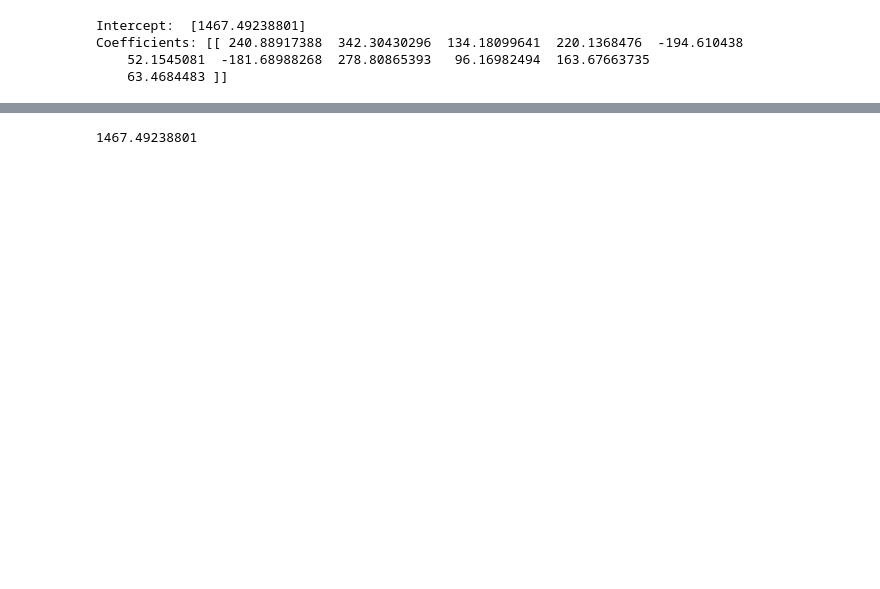
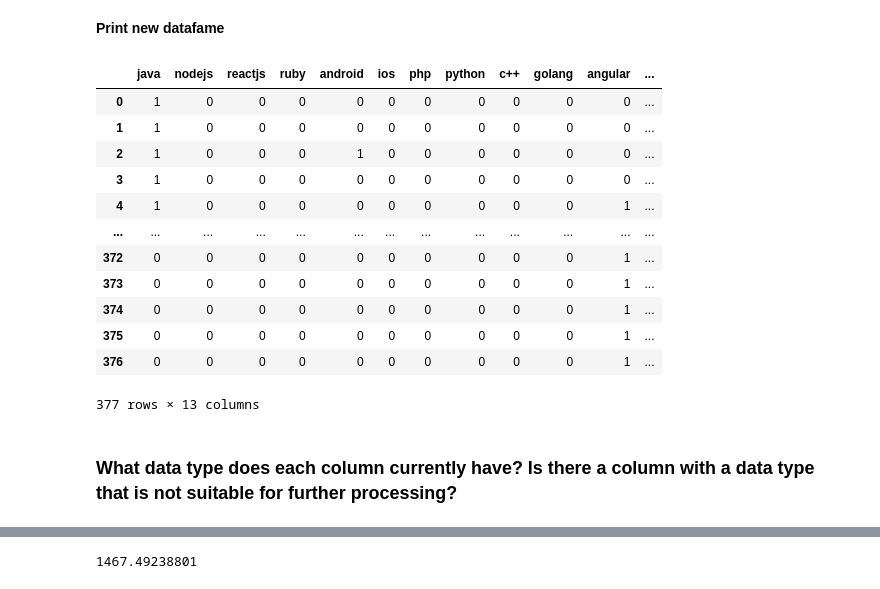
Before and after one commit to vochihieu8320/IDS_GROUP11_2022, a Jupyter notebook: data_explore.ipynb, the cells around one changed output, grey strips where cells are left out. Saved outputs shown, nothing was run; the diff lists cells and outputs as text; code cells hidden in the pictures; blank space fills up the shorter version.

```diff
--- a/data_explore.ipynb
+++ b/data_explore.ipynb
@@ -75,6 +163,6 @@ def calculate_unit_salary(salary):
     else:
         return salary_only_number
 # %%
-range_salary = proccessing(df.values)
+range_salary = proccessing(df_job.values)
 # %%
 range_salary = np.asarray(range_salary)
@@ -203,7 +169,22 @@ def predict_model(x, y):
-# %%
-x =  predict_model(x, y)
-# %% [output]
-Intercept:  [1467.49238801]
-Coefficients: [[ 240.88917388  342.30430296  134.18099641  220.1368476  -194.610438
-    52.1545081  -181.68988268  278.80865393   96.16982494  163.67663735
-    63.4684483 ]]
+# %%
+df_job = pd.DataFrame(range_salary, columns = ['java', 'nodejs', 'reactjs', 'ruby', 'android', 'ios', 'php', 'python', 'c++', 'golang', 'angular', 'level', 'average_salary'])
+# %% [markdown]
+**Print new datafame**
+# %%
+df_job
+# %% [output]
+|  | java | nodejs | reactjs | ruby | android | ios | php | python | c++ | golang | angular | ... |
+| 0 | 1 | 0 | 0 | 0 | 0 | 0 | 0 | 0 | 0 | 0 | 0 | ... |
+| 1 | 1 | 0 | 0 | 0 | 0 | 0 | 0 | 0 | 0 | 0 | 0 | ... |
+| 2 | 1 | 0 | 0 | 0 | 1 | 0 | 0 | 0 | 0 | 0 | 0 | ... |
+| 3 | 1 | 0 | 0 | 0 | 0 | 0 | 0 | 0 | 0 | 0 | 0 | ... |
+| 4 | 1 | 0 | 0 | 0 | 0 | 0 | 0 | 0 | 0 | 0 | 1 | ... |
+| ... | ... | ... | ... | ... | ... | ... | ... | ... | ... | ... | ... | ... |
+| 372 | 0 | 0 | 0 | 0 | 0 | 0 | 0 | 0 | 0 | 0 | 1 | ... |
+| 373 | 0 | 0 | 0 | 0 | 0 | 0 | 0 | 0 | 0 | 0 | 1 | ... |
+| 374 | 0 | 0 | 0 | 0 | 0 | 0 | 0 | 0 | 0 | 0 | 1 | ... |
+| 375 | 0 | 0 | 0 | 0 | 0 | 0 | 0 | 0 | 0 | 0 | 1 | ... |
+| 376 | 0 | 0 | 0 | 0 | 0 | 0 | 0 | 0 | 0 | 0 | 1 | ... |
+377 rows × 13 columns
+# %% [markdown]
+### What data type does each column currently have? Is there a column with a data type that is not suitable for further processing?
```
Also changed, not shown: parts of 80 cells of this notebook.
